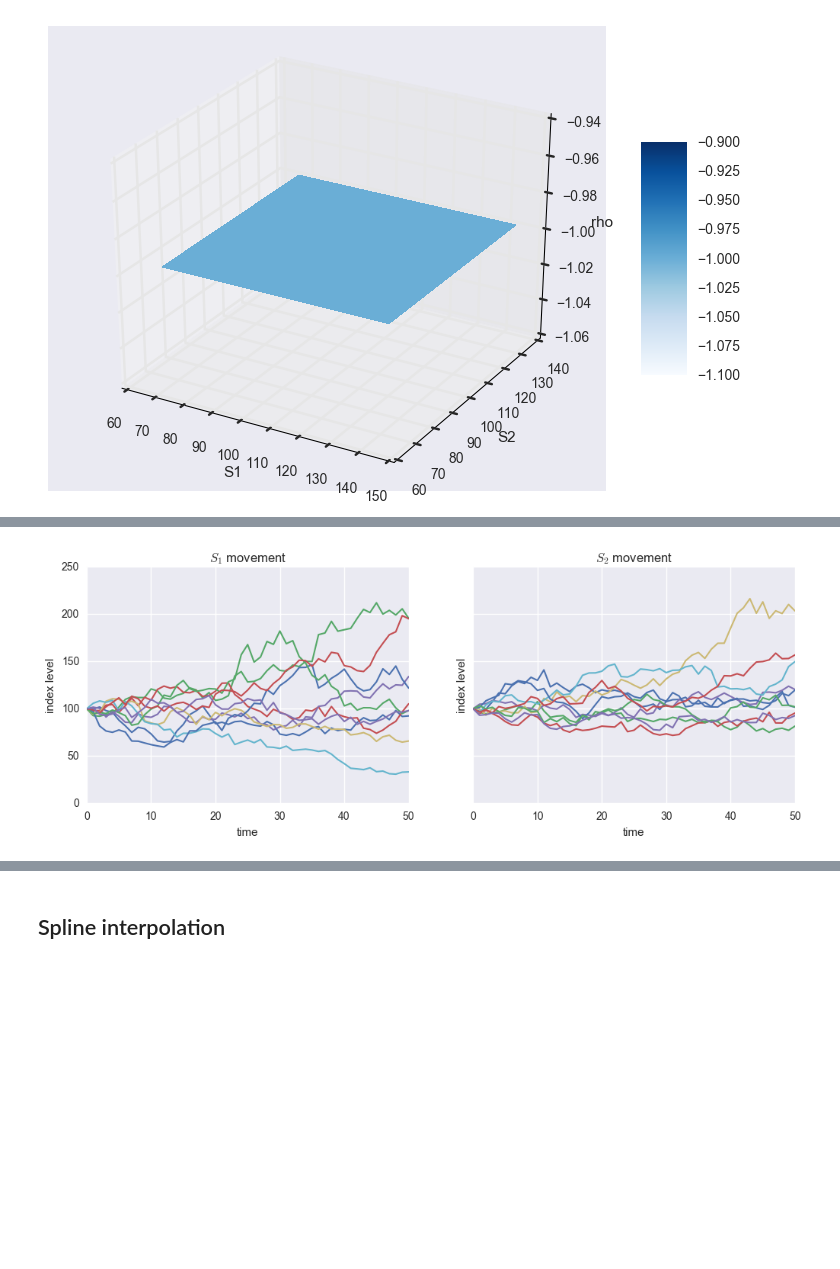
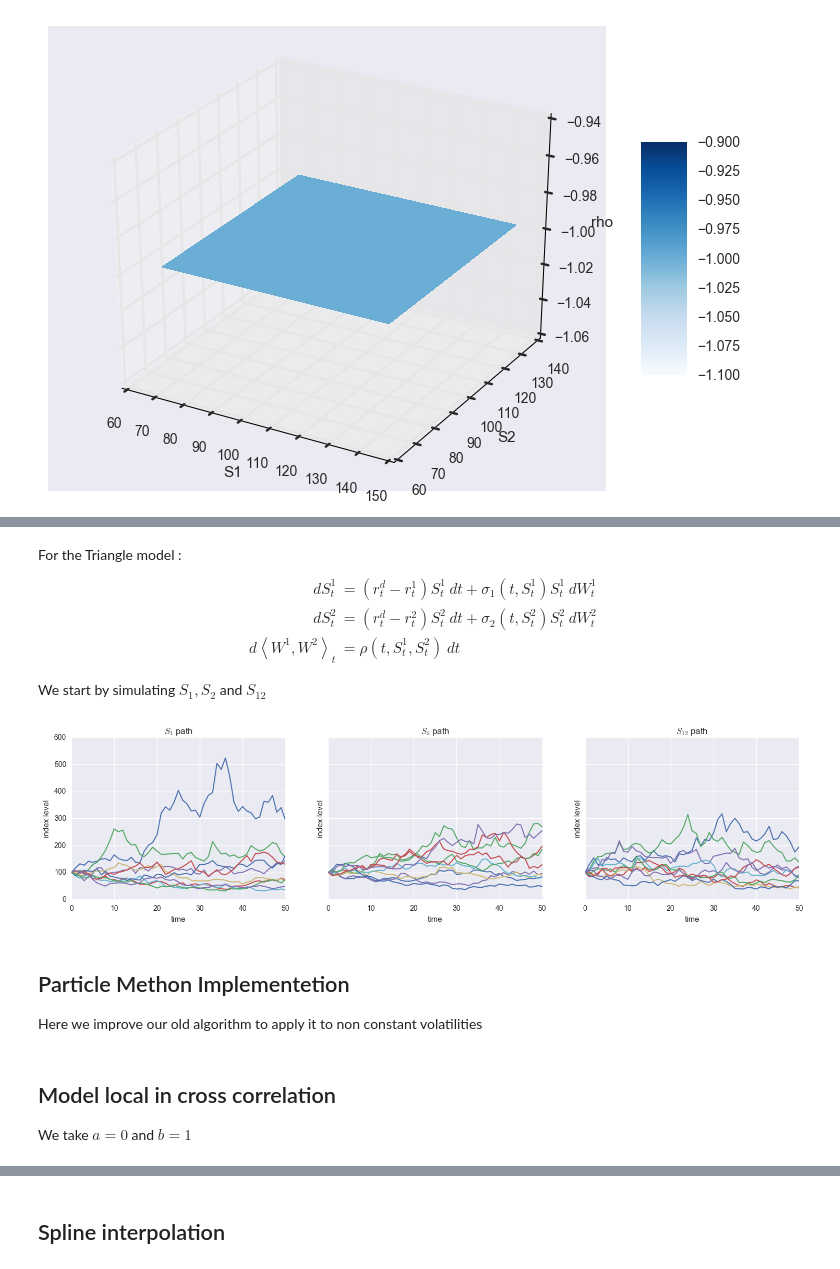
Before and after one commit to FelipeAndresG/FX-triangle, a Jupyter notebook: Code/FX_calibration.ipynb, the cells around one changed output, grey strips where cells are left out. Cells and saved outputs as stored; diff of their text form; code cells hidden in the pictures; blank space fills up the shorter version.

Commit message:
Implemented local correlation models

```diff
--- a/Code/FX_calibration.ipynb
+++ b/Code/FX_calibration.ipynb
@@ -247,14 +280,24 @@ fig.colorbar(surf, shrink=0.5, aspect=5)
+# %% [markdown]
+For the Triangle model :
+\begin{align}
+	d S_t^1 &= (r_t^d - r_t^1)S_t^1 \:dt + \sigma_1(t,S_t^1)S_t^1\:dW_t^1 \nonumber\\
+    d S_t^2 &= (r_t^d - r_t^2)S_t^2 \:dt + \sigma_2(t,S_t^2)S_t^2\:dW_t^2 \nonumber\\
+    d \left\langle W^1,W^2 \right\rangle_t &= \rho(t,S_t^1,S_t^2)\: dt
+\end{align}
+
+We start by simulating $S_1, S_2$ and $S_{12}$
 # %%
 # Data simulation
-S0, S0_ = 100, 100 # initial value
+S0, S0_, S0__ = 100, 100, 100 # initial value
 r = 0.05  # constant short rate
 
+# local volatilities
 def sigma1(t,x):
-    return 0.30 * (1 + np.exp(- 0.3 * x - 0.4 * t))
+    return 0.50 * (1 + np.exp(- 0.05 * x - 0.5 * t))
 def sigma2(t,x):
-    return 0.25 * (1 + np.exp(- 0.1 * x - 0.2 * t))
+    return 0.40 * (1 + np.exp(- 0.1 * x - 0.7 * t))
 def sigma12(t,x):
-    return 0.25 * (1 + np.exp(- 0.1 * x - 0.2 * t))
+    return 0.60 * (1 + np.exp(- 0.08 * x - 0.6 * t))
 
 T = 2.0  # time in years
 M = 50 # maturity
@@ -263,9 +306,11 @@ I = 100  # number of random draws
 dt = T / M
 S_1 = np.zeros((M + 1, I))
 S_2 = np.zeros((M + 1, I))
+S_12 = np.zeros((M + 1, I))
 
 S_1[0] = S0
 S_2[0] = S0_
+S_12[0] = S0__
 
 for t in range(1, M + 1):
     ttm = (M - t) * T / M
@@ -276,21 +321,30 @@ for t in range(1, M + 1):
     S_12[t] = S_12[t - 1] * np.exp((r - 0.5 * sigma12(ttm, S_12[t - 1]) ** 2) * dt
             + sigma12(ttm, S_12[t - 1]) * np.sqrt(dt) * npr.standard_normal(I))
 # %%
-f, (ax1, ax2) = plt.subplots(1, 2, sharey=True)
-f.set_size_inches(12, 4)
+f, (ax1, ax2, ax3) = plt.subplots(1, 3, sharey=True)
+f.set_size_inches(18, 4)
 
 ax1.plot(S_1[:, :10], lw=1.5)
 ax1.set_xlabel('time')
 ax1.set_ylabel('index level')
-ax1.set_title('$S_1$ movement')
+ax1.set_title('$S_1$ path')
 ax1.grid(True)
 
 ax2.plot(S_2[:, :10], lw=1.5)
 ax2.set_xlabel('time')
 ax2.set_ylabel('index level')
-ax2.set_title('$S_2$ movement')
+ax2.set_title('$S_2$ path')
 ax2.grid(True)
+
+ax3.plot(S_12[:, :10], lw=1.5)
+ax3.set_xlabel('time')
+ax3.set_ylabel('index level')
+ax3.set_title('$S_{12}$ path')
+ax3.grid(True)
 # %% [output]
-[figure, old version]
+[figure, new version]
+# %% [markdown]
+## Particle Methon Implementetion
+Here we improve our old algorithm to apply it to non constant volatilities
 # %%
 # Algorithm
@@ -316,4 +371,7 @@ def particle_method(S_1, S_2, S_12, sigma1, sigma2, sigma12, a, b, grilha):
     for t in range(1, M + 1):
         f2.append(interp(grilha, f[:, t]))
     return f2
+# %% [markdown]
+## Model local in cross correlation
+We take $a = 0$ and $b = 1$
 # %%
```
Also changed, not shown: parts of 9 cells of this notebook.
